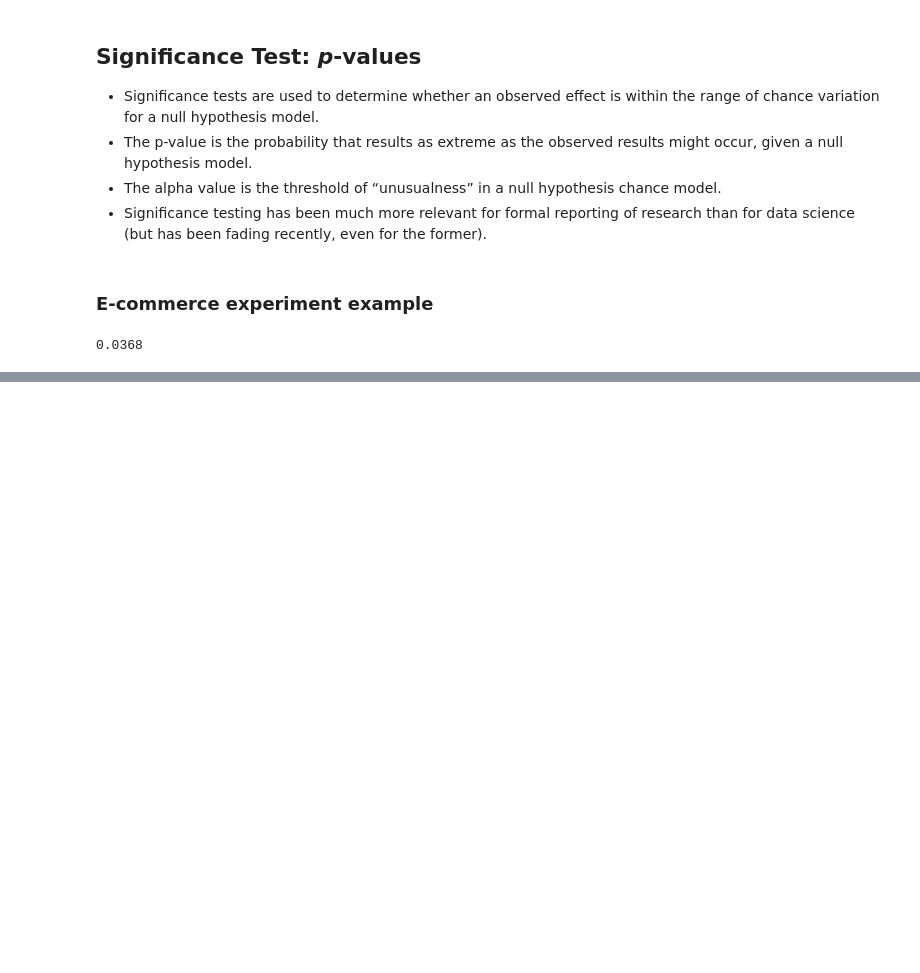
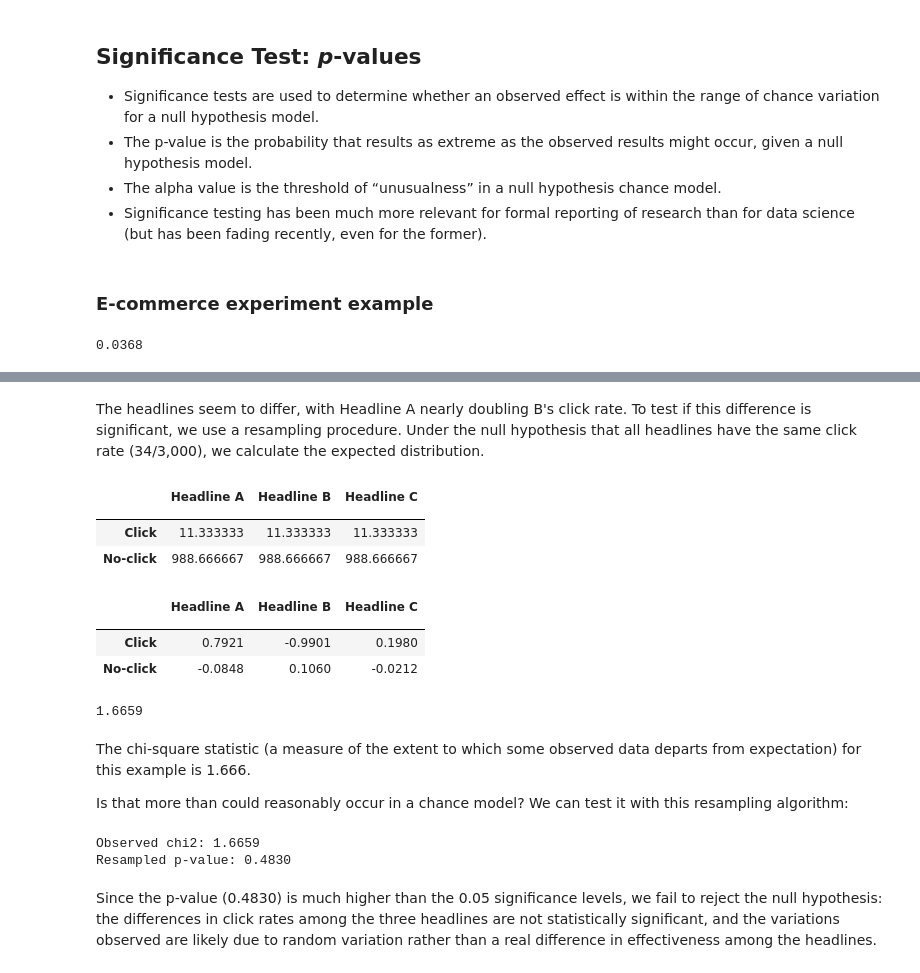
Before and after one commit to matuneville/practical-statistics-book, a Jupyter notebook: src/03-Stat_Experiments_&_Significance_Testing/chapter_03_py.ipynb, the cells around one changed output, grey strips where cells are left out. Drawn from its saved outputs; the diff is of its cells as text; code cells hidden in the pictures; blank space fills up the shorter version.

Commit message:
chapter 03 - chi-square testing

```diff
--- a/src/03-Stat_Experiments_&_Significance_Testing/chapter_03_py.ipynb
+++ b/src/03-Stat_Experiments_&_Significance_Testing/chapter_03_py.ipynb
@@ -161,0 +246,80 @@ Taking a 0.05 threshold value (_alpha_), our _p_-value was greater, and we canno
+# %% [markdown]
+The headlines seem to differ, with Headline A nearly doubling B's click rate. To test if this difference is significant, we use a resampling procedure. Under the null hypothesis that all headlines have the same click rate (34/3,000), we calculate the expected distribution.
+# %%
+expected_web_stats = obs_web_stats.copy()
+expected_web_stats.loc['Click']= 34/3000 * 1000
+expected_web_stats.loc['No-click']= (3000-34)/3000 * 1000 # each web had 1000 visitors
+expected_web_stats
+
+# Expected contingency table of H0:
+# %% [output]
+|  | Headline A | Headline B | Headline C |
+|  |  |  |  |
+| Click | 11.333333 | 11.333333 | 11.333333 |
+| No-click | 988.666667 | 988.666667 | 988.666667 |
+# %%
+observed = obs_web_stats.to_numpy()
+expected = expected_web_stats.to_numpy()
+
+pearson_residual = (observed - expected)/np.sqrt(expected)
+
+pearson_residual_df = pd.DataFrame(index=obs_web_stats.index,
+                                columns=obs_web_stats.columns,
+                                data=np.round(pearson_residual,4))
+pearson_residual_df
+# %% [output]
+|  | Headline A | Headline B | Headline C |
+|  |  |  |  |
+| Click | 0.7921 | -0.9901 | 0.1980 |
+| No-click | -0.0848 | 0.1060 | -0.0212 |
+# %%
+# The chi-square statistic is defined as the sum of the squared Pearson residuals
+
+chi2 = sum(sum(np.square(pearson_residual)))
+chi2.round(4)
+# %% [output]
+1.6659
+# %% [markdown]
+The chi-square statistic (a measure of the extent to which some observed data departs from expectation) for this example is 1.666.
+
+Is that more than could reasonably occur in a chance model? We can test it with this resampling algorithm:
+# %%
+# 1- Create a box with 34 clicks and 2966 no-clicks
+box = [1] * 34
+box.extend([0] * 2996)
+
+# 2- Shuffle, take three separate samples of 1000, and count the clicks in each
+np.random.shuffle(box)
+
+# 3- Find the squared differences between the shuffled counts and the expected counts and sum them
+def chi2(observed, expected):
+    pearson_residuals = []
+    for row, expect in zip(observed, expected):
+        pearson_residuals.append([(observe - expect) ** 2 / expect for observe in row])
+    # return sum of squares
+    return np.sum(pearson_residuals)
+
+expected_clicks = 34 / 3
+expected_noclicks = 1000 - expected_clicks
+expected = [34 / 3, 1000 - 34 / 3]
+chi2observed = chi2(obs_web_stats.values, expected)
+
+def perm_fun(box):
+    sample_clicks = [sum(random.sample(box, 1000)),
+    sum(random.sample(box, 1000)),
+    sum(random.sample(box, 1000))]
+    sample_noclicks = [1000 - n for n in sample_clicks]
+    return chi2([sample_clicks, sample_noclicks], expected)
+
+# 4- Repeat steps 2 and 3, say, 1,000 times.
+perm_chi2 = [perm_fun(box) for _ in range(2000)]
+
+# 5. How often does the resampled sum of squared deviations exceed the observed? That’s the p-value
+p_value = sum(perm_chi2 > chi2observed) / len(perm_chi2)
+print(f'Observed chi2: {chi2observed:.4f}')
+print(f'Resampled p-value: {p_value:.4f}')
+# %% [output]
+Observed chi2: 1.6659
+Resampled p-value: 0.4830
+# %% [markdown]
+Since the p-value (0.4830) is much higher than the 0.05 significance levels, we fail to reject the null hypothesis: the differences in click rates among the three headlines are not statistically significant, and the variations observed are likely due to random variation rather than a real difference in effectiveness among the headlines.
```
Also changed, not shown: parts of 22 cells of this notebook.
